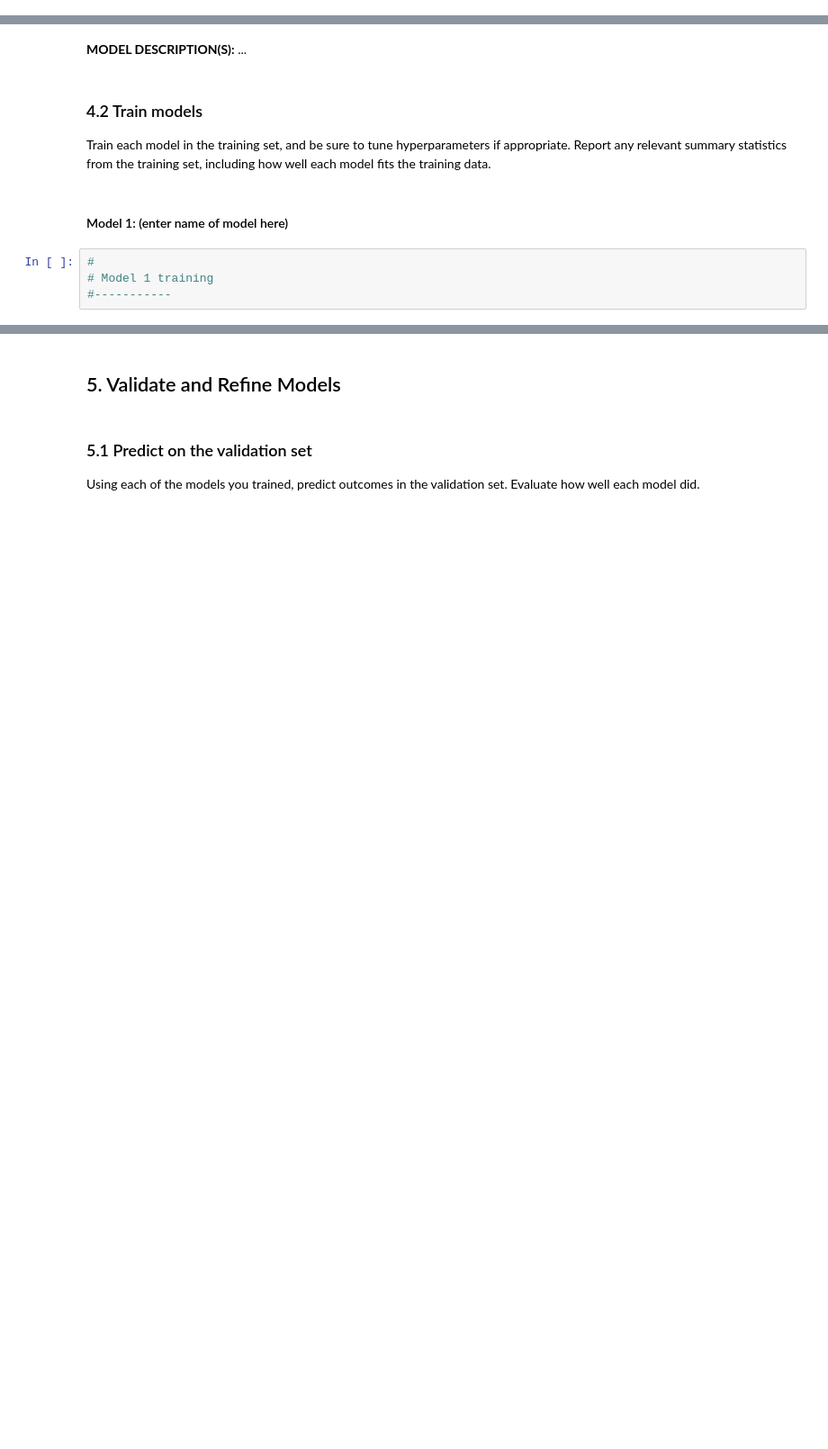
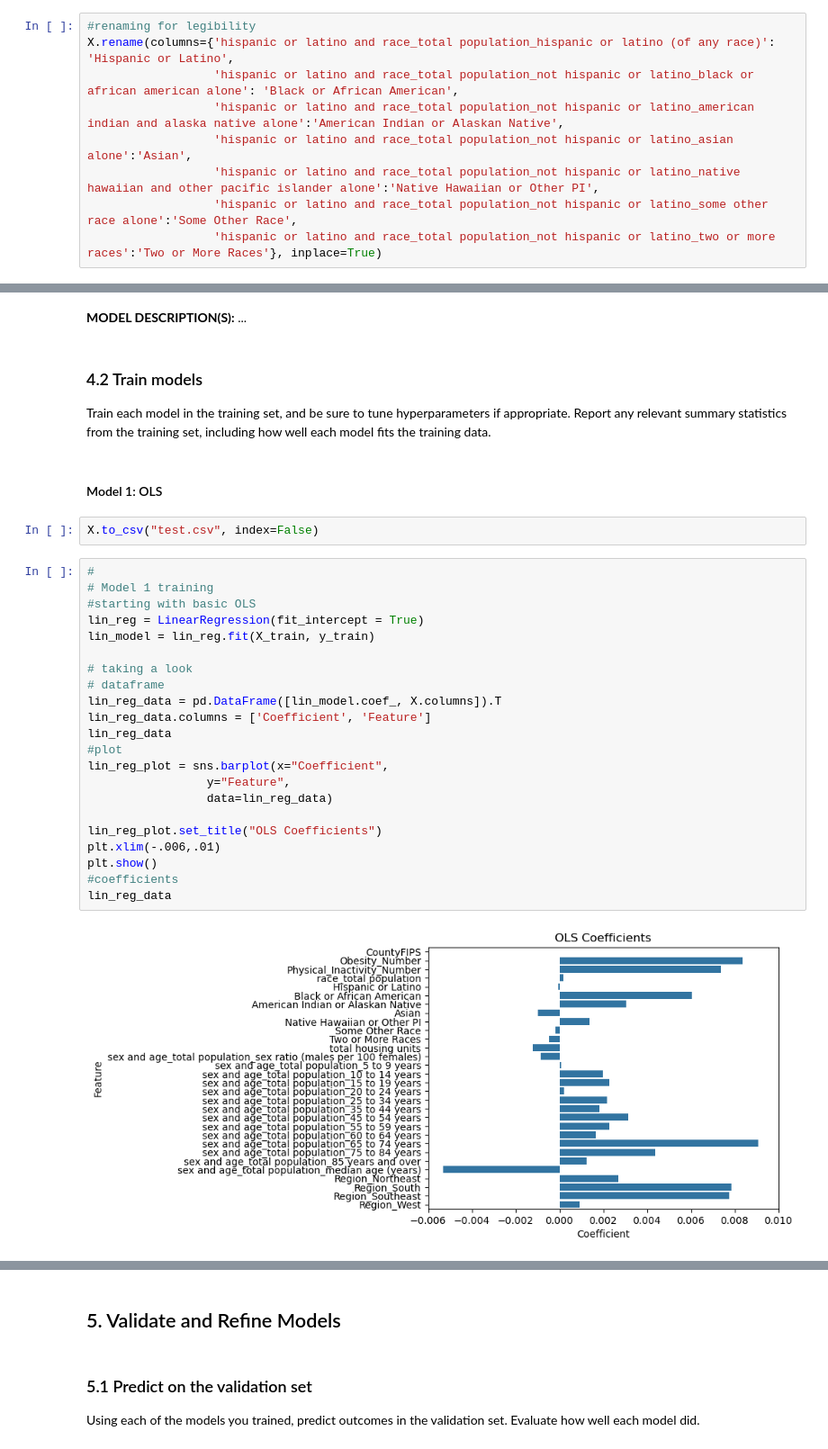
Before and after one commit to nereidagra/Computational-Social-Science-Projects, a Jupyter notebook: Project 2/Project 2 Nereida Heller.ipynb, the cells around one changed output, grey strips where cells are left out. Shown at 90% size. Drawn from its saved outputs; the diff is of its cells as text; blank space fills up the shorter version.

```diff
--- a/Project 2/Project 2 Nereida Heller.ipynb
+++ b/Project 2/Project 2 Nereida Heller.ipynb
@@ -861,0 +898,9 @@ X_train, X_test, y_train, y_test = train_test_split(X,                 # specify
+# %%
+#renaming for legibility
+X.rename(columns={'hispanic or latino and race_total population_hispanic or latino (of any race)': 'Hispanic or Latino',
+                  'hispanic or latino and race_total population_not hispanic or latino_black or african american alone': 'Black or African American',
+                  'hispanic or latino and race_total population_not hispanic or latino_american indian and alaska native alone':'American Indian or Alaskan Native',
+                  'hispanic or latino and race_total population_not hispanic or latino_asian alone':'Asian',
+                  'hispanic or latino and race_total population_not hispanic or latino_native hawaiian and other pacific islander alone':'Native Hawaiian or Other PI',
+                  'hispanic or latino and race_total population_not hispanic or latino_some other race alone':'Some Other Race',
+                  'hispanic or latino and race_total population_not hispanic or latino_two or more races':'Two or More Races'}, inplace=True)
@@ -913,8 +991,30 @@ Detail the basic logic and assumptions underlying each model, its pros/cons, and
 
 Train each model in the training set, and be sure to tune hyperparameters if appropriate. Report any relevant summary statistics from the training set, including how well each model fits the training data.
 # %% [markdown]
-#### Model 1:  (enter name of model here)
+#### Model 1: OLS
+# %%
+X.to_csv("test.csv", index=False)
 # %%
 #
 # Model 1 training
-#-----------
+#starting with basic OLS
+lin_reg = LinearRegression(fit_intercept = True)
+lin_model = lin_reg.fit(X_train, y_train)
+
+# taking a look
+# dataframe
+lin_reg_data = pd.DataFrame([lin_model.coef_, X.columns]).T
+lin_reg_data.columns = ['Coefficient', 'Feature']
+lin_reg_data
+#plot
+lin_reg_plot = sns.barplot(x="Coefficient",
+                 y="Feature",
+                 data=lin_reg_data)
+
+lin_reg_plot.set_title("OLS Coefficients")
+plt.xlim(-.006,.01)
+plt.show()
+#coefficients
+lin_reg_data
+# %% [output]
+[figure, added]
```
Also changed, not shown: parts of 32 cells of this notebook, 2 other files.
